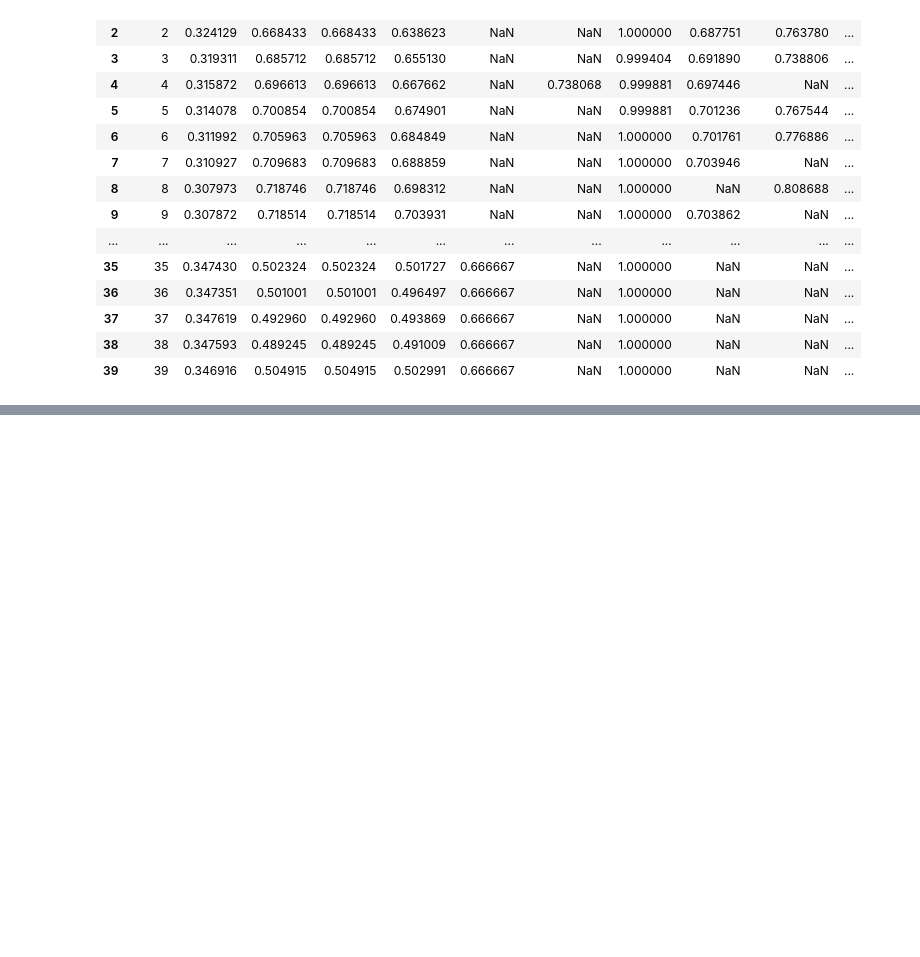
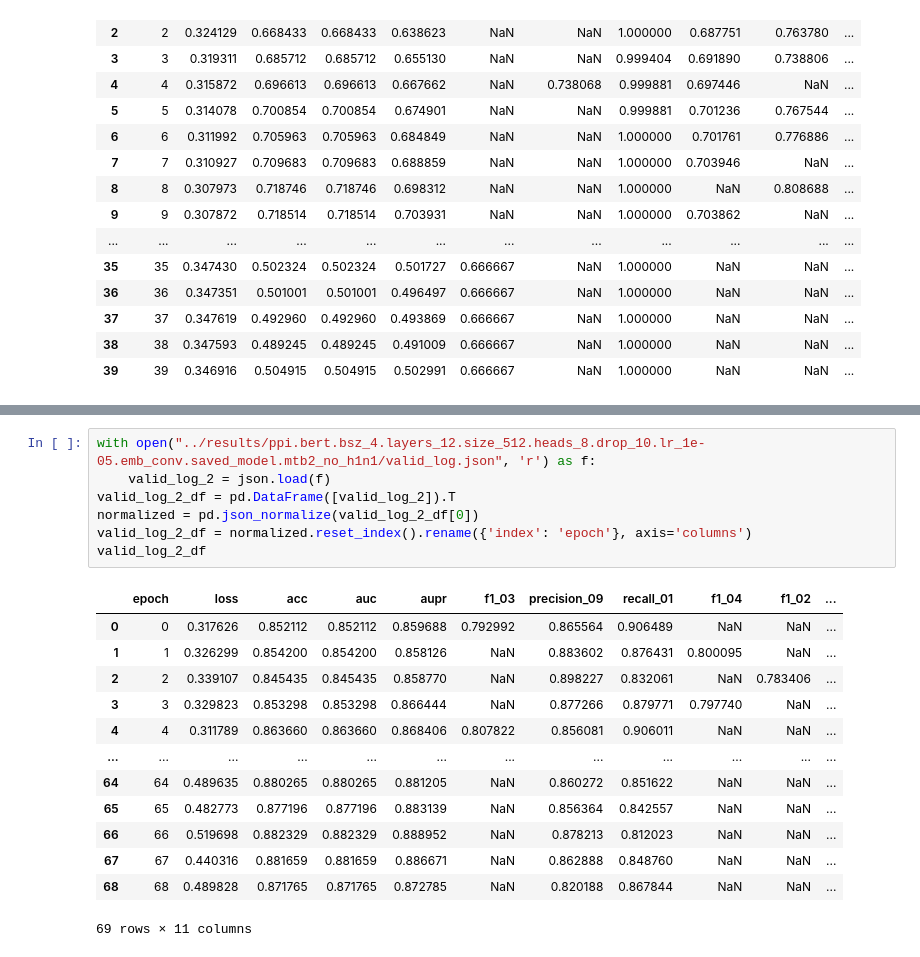
Before and after one commit to wesleywt/DeepVHPPI, a Jupyter notebook: utils/plot_metrics.ipynb, the cells around one changed output, grey strips where cells are left out. Cells and saved outputs as stored; diff of their text form; blank space fills up the shorter version.

```diff
--- a/utils/plot_metrics.ipynb
+++ b/utils/plot_metrics.ipynb
@@ -43,0 +203,21 @@ fig_accuracy.show()
+# %%
+with open("../results/ppi.bert.bsz_4.layers_12.size_512.heads_8.drop_10.lr_1e-05.emb_conv.saved_model.mtb2_no_h1n1/valid_log.json", 'r') as f:
+    valid_log_2 = json.load(f)
+valid_log_2_df = pd.DataFrame([valid_log_2]).T
+normalized = pd.json_normalize(valid_log_2_df[0])
+valid_log_2_df = normalized.reset_index().rename({'index': 'epoch'}, axis='columns')
+valid_log_2_df
+# %% [output]
+|  | epoch | loss | acc | auc | aupr | f1_03 | precision_09 | recall_01 | f1_04 | f1_02 | ... |
+| 0 | 0 | 0.317626 | 0.852112 | 0.852112 | 0.859688 | 0.792992 | 0.865564 | 0.906489 | NaN | NaN | ... |
+| 1 | 1 | 0.326299 | 0.854200 | 0.854200 | 0.858126 | NaN | 0.883602 | 0.876431 | 0.800095 | NaN | ... |
+| 2 | 2 | 0.339107 | 0.845435 | 0.845435 | 0.858770 | NaN | 0.898227 | 0.832061 | NaN | 0.783406 | ... |
+| 3 | 3 | 0.329823 | 0.853298 | 0.853298 | 0.866444 | NaN | 0.877266 | 0.879771 | 0.797740 | NaN | ... |
+| 4 | 4 | 0.311789 | 0.863660 | 0.863660 | 0.868406 | 0.807822 | 0.856081 | 0.906011 | NaN | NaN | ... |
+| ... | ... | ... | ... | ... | ... | ... | ... | ... | ... | ... | ... |
+| 64 | 64 | 0.489635 | 0.880265 | 0.880265 | 0.881205 | NaN | 0.860272 | 0.851622 | NaN | NaN | ... |
+| 65 | 65 | 0.482773 | 0.877196 | 0.877196 | 0.883139 | NaN | 0.856364 | 0.842557 | NaN | NaN | ... |
+| 66 | 66 | 0.519698 | 0.882329 | 0.882329 | 0.888952 | NaN | 0.878213 | 0.812023 | NaN | NaN | ... |
+| 67 | 67 | 0.440316 | 0.881659 | 0.881659 | 0.886671 | NaN | 0.862888 | 0.848760 | NaN | NaN | ... |
+| 68 | 68 | 0.489828 | 0.871765 | 0.871765 | 0.872785 | NaN | 0.820188 | 0.867844 | NaN | NaN | ... |
+69 rows × 11 columns
```
Also changed, not shown: parts of 25 cells of this notebook, 20 other files.
